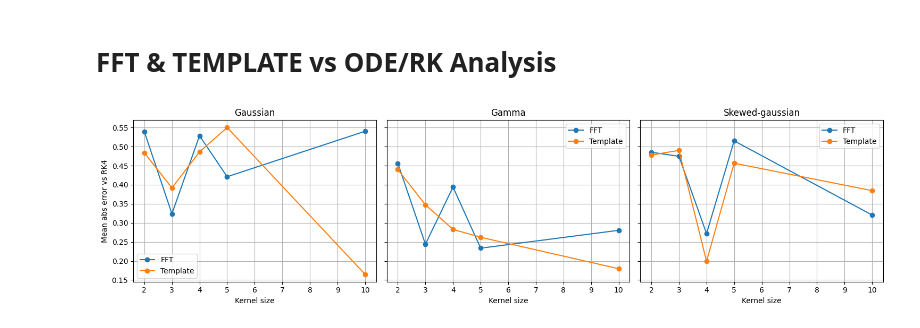
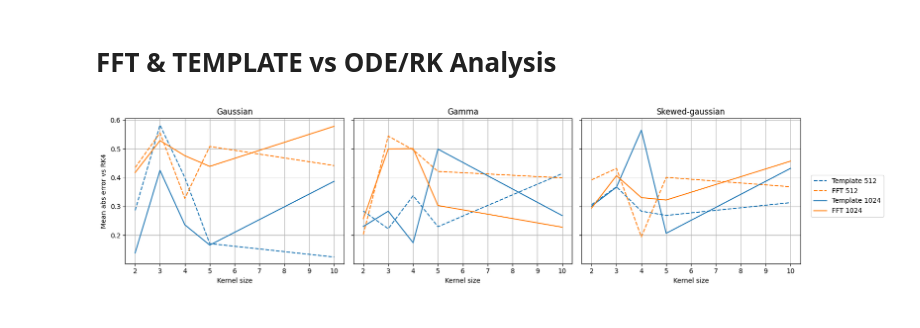
Before and after one commit to BailabUNC/ppg-basis, a Jupyter notebook: timings_for_graph.ipynb, the cells around one changed output. Saved outputs shown, nothing was run; the diff lists cells and outputs as text; code cells hidden in the pictures.

Commit message:
Change default_M usage in gen/ext and add FFT & Template vs ODE analysis for differing values of M

```diff
--- a/timings_for_graph.ipynb
+++ b/timings_for_graph.ipynb
@@ -71,9 +73,9 @@ def ode_vs_base_analysis(duration: int):
         RK3_base = []
         RK4_base = []
         for L in Ls:
-            RK3_time = timeit.timeit(lambda : gen_pipeline(duration, L, basis_type, "rk3"), number = num_times)
-            RK4_time = timeit.timeit(lambda : gen_pipeline(duration, L, basis_type, "rk4"), number = num_times)
-            base_time = timeit.timeit(lambda : gen_pipeline(duration, L, basis_type, "basis"), number = num_times)
+            RK3_time = timeit.timeit(lambda : gen_pipeline(duration, L, basis_type, "rk3", default_M), number = num_times)
+            RK4_time = timeit.timeit(lambda : gen_pipeline(duration, L, basis_type, "rk4", default_M), number = num_times)
+            base_time = timeit.timeit(lambda : gen_pipeline(duration, L, basis_type, "basis", default_M), number = num_times)
             RK3_base.append(RK3_time / base_time)
             RK4_base.append(RK4_time / base_time)
         toReturn.append((RK3_base, RK4_base))
@@ -142,9 +144,9 @@ def fft_template_vs_base_analysis(basis_type: str):
         # print(f"Beginning {basis_type} for kernel size {L}")
         for duration in durations:
             # print(f"Beginning {basis_type} for kernel size {L} for duration {duration}")
-            template_time = timeit.timeit(lambda : gen_pipeline(duration, L, basis_type, 'template'), number = num_times)
-            fft_time = timeit.timeit(lambda : gen_pipeline(duration, L, basis_type, 'fft'), number = num_times)
-            base_time = timeit.timeit(lambda : gen_pipeline(duration, L, basis_type, 'basis'), number = num_times)
+            template_time = timeit.timeit(lambda : gen_pipeline(duration, L, basis_type, 'template', default_M), number = num_times)
+            fft_time = timeit.timeit(lambda : gen_pipeline(duration, L, basis_type, 'fft', default_M), number = num_times)
+            base_time = timeit.timeit(lambda : gen_pipeline(duration, L, basis_type, 'basis', default_M), number = num_times)
             L_template.append(template_time / base_time)
             L_fft.append(fft_time / base_time)
             # print(f"Ending {basis_type} for kernel size {L} for duration {duration}")
@@ -235,11 +237,16 @@ def fft_template_accuracy_comparison(duration: int):
         basis_type_arr = []
         for L in Ls:
             L_arr = []
-            RK4 = gen_pipeline(duration, L, basis_type, "rk4")
-            fft = gen_pipeline(duration, L, basis_type, "fft")
-            template = gen_pipeline(duration, L, basis_type, "template")
-            L_arr.append(fft - RK4)
-            L_arr.append(template - RK4)
+            RK4_512 = gen_pipeline(duration, L, basis_type, "rk4", 512)
+            fft_512 = gen_pipeline(duration, L, basis_type, "fft", 512)
+            template_512 = gen_pipeline(duration, L, basis_type, "template", 512)
+            RK4_1024 = gen_pipeline(duration, L, basis_type, "rk4", 1024)
+            fft_1024 = gen_pipeline(duration, L, basis_type, "fft", 1024)
+            template_1024 = gen_pipeline(duration, L, basis_type, "template", 1024)
+            L_arr.append(fft_512 - RK4_512)
+            L_arr.append(template_512 - RK4_512)
+            L_arr.append(fft_1024 - RK4_1024)
+            L_arr.append(template_1024 - RK4_1024)
             basis_type_arr.append(L_arr)
         toReturn.append(basis_type_arr)
     return toReturn
@@ -248,21 +255,28 @@ fft_template_accuracy_data = np.array(fft_template_accuracy_comparison(10))
 # %%
 num_basis, num_kernels, num_methods, signal_len = fft_template_accuracy_data.shape
 
-errors = np.abs(fft_template_accuracy_data).mean(axis=-1) # mean abs error
+errors = np.abs(fft_template_accuracy_data).mean(axis=-1) # mean abs error, do we want to do a different error comparison?
 
 fig, axes = plt.subplots(1, num_basis, figsize=(15, 4), sharey=True)
 for b in range(num_basis):
     ax = axes[b]
     for m in range(num_methods):
-        ax.plot(Ls, errors[b, :, m], marker="o", label=methods[m])
+        method_id = m % 2
+        M_id = m // 2
+        ax.plot(Ls, errors[b, :, m],
+                color=fft_template_colors[method_id],
+                linestyle=line_styles[M_id],
+                label=methods_Ms[m])
     ax.set_title(f"{basis_types[b].capitalize()}")
     ax.set_xlabel("Kernel size")
     if b == 0:
         ax.set_ylabel("Mean abs error vs RK4")
-    ax.legend()
     ax.grid(True)
+
+handles, labels = axes[0].get_legend_handles_labels()
+fig.legend(handles, labels, loc="center left", bbox_to_anchor=(1, 0.5))
 
 plt.tight_layout()
 plt.show()
 # %% [output]
-[figure, old version]
+[figure, new version]
```
Also changed, not shown: parts of 2 cells of this notebook, 8 other files.
